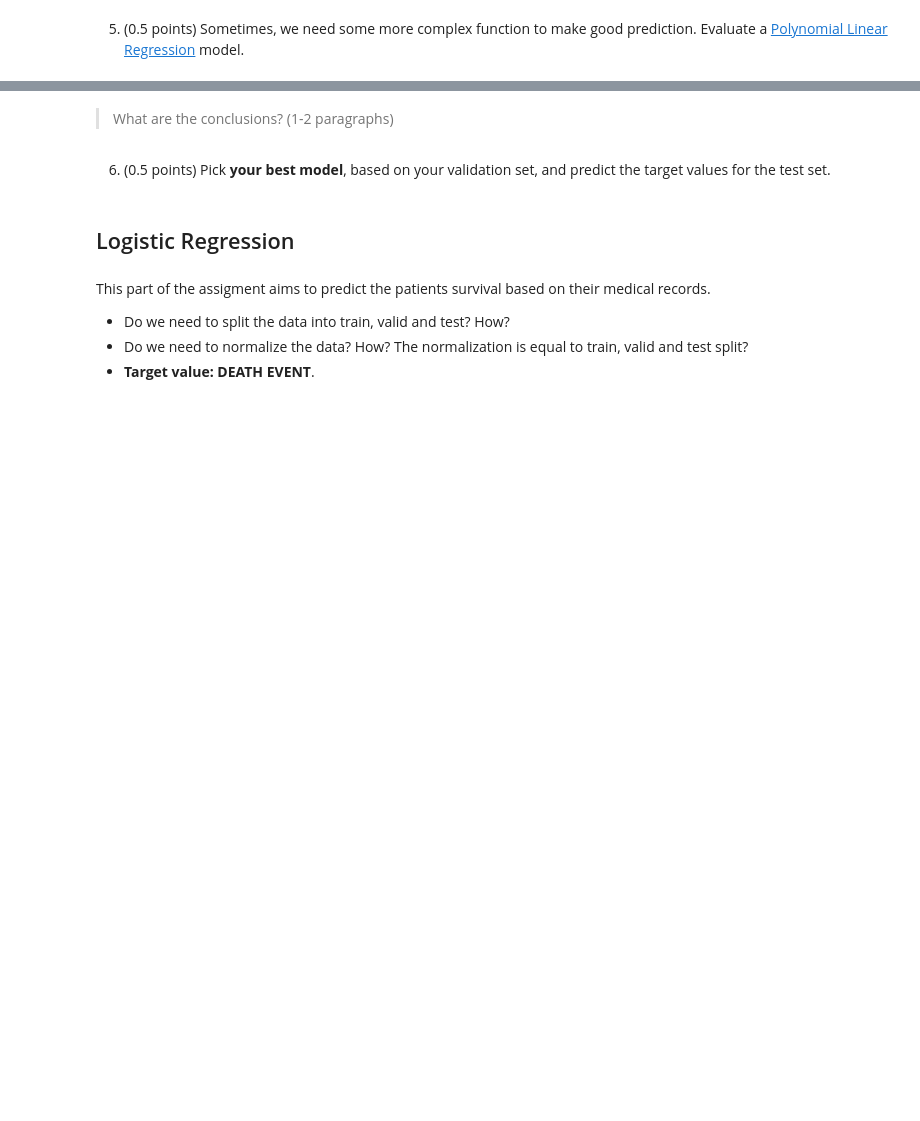
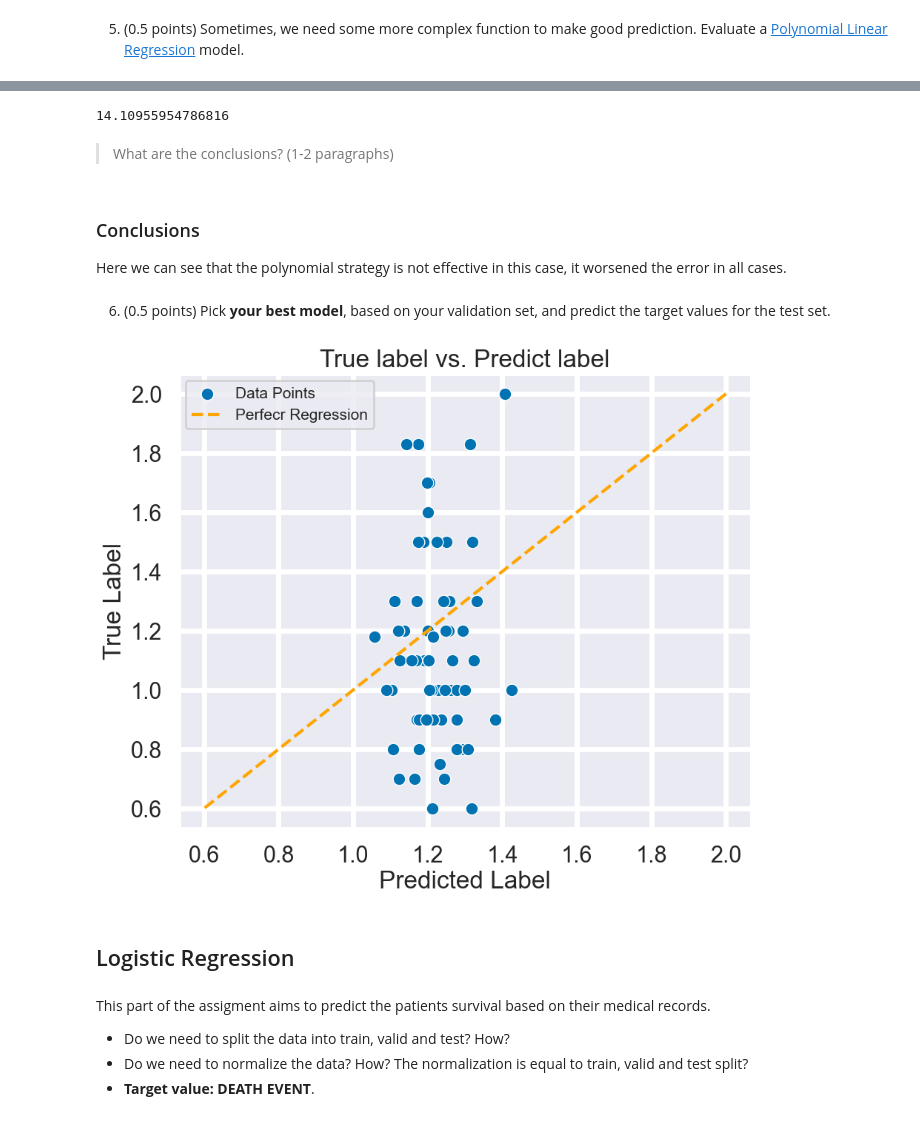
Before and after one commit to GabrielBG0/MLPR-Unicamp, a Jupyter notebook: T2/T2_Classical_Techniques.ipynb, the cells around one changed output, grey strips where cells are left out. Cells and saved outputs as stored; diff of their text form; code cells hidden in the pictures; blank space fills up the shorter version.

```diff
--- a/T2/T2_Classical_Techniques.ipynb
+++ b/T2/T2_Classical_Techniques.ipynb
@@ -522,0 +600,13 @@ from sklearn.linear_model import SGDRegressor
+# %%
+# TODO: Different learning rates. You can use scikit-learn libraries.
+from sklearn.model_selection import GridSearchCV
+
+liR = SGDRegressor()
+
+parameters = {'learning_rate': ['constant'], 'eta0': [0.1, 0.01, 0.001, 0.0001]}
+
+gs = GridSearchCV(liR, parameters, scoring='neg_mean_squared_error')
+
+gs.fit(Xtr_normalized, Y_train)
+
+pd.DataFrame(gs.cv_results_).sort_values(by=['rank_test_score'])
@@ -522,0 +619,5 @@ from sklearn.linear_model import SGDRegressor
+# %%
+Y_pred_best = gs.predict(Xte_normalized)
+
+mse = MSE(Y_test, Y_pred_best)
+mse
@@ -529,4 +679,27 @@ from sklearn.linear_model import SGDRegressor
+# %%
+poly4 = PolynomialFeatures(4)
+X_poly4 = poly4.fit_transform(X)
+
+poly_X_train4, poly_X_test4, Y_train, Y_test = train_test_split(
+    X_poly4, y, test_size=0.25, random_state=1234)
+
+poly_Xtr_normalized4 = preprocessing.normalize(poly_X_train4, norm='max', axis=0)
+poly_Xte_normalized4 = preprocessing.normalize(poly_X_test4, norm='max', axis=0)
+
+
+liR = LinearRegression()
+liR.fit(poly_Xtr_normalized4, Y_train)
+Y_pred = liR.predict(poly_Xte_normalized4)
+
+mse = MSE(Y_test, Y_pred)
+mse
+# %% [output]
+14.10955954786816
 # %% [markdown]
 > What are the conclusions? (1-2 paragraphs)
+# %% [markdown]
+### Conclusions
+
+Here we can see that the polynomial strategy is not effective in this case, it worsened the error in all cases.
 # %% [markdown]
 6. (0.5 points) Pick **your best model**, based on your validation set, and predict the target values for the test set.
@@ -535,3 +706,17 @@ from sklearn.linear_model import SGDRegressor
+# %%
+# TODO: Plot the true label and the predict label
+plt.figure(figsize=(10, 8))
+ax = sns.scatterplot(data=pd.DataFrame({'pred': Y_pred_best, 'test': Y_test_best}), x='pred', y='test')
+ax.set_title('True label vs. Predict label')
+ax.set_xlabel('Predicted Label')
+ax.set_ylabel('True Label')
+p1 = max(max(Y_pred_best), max(Y_test_best))
+p2 = min(min(Y_pred_best), min(Y_test_best))
+plt.plot([p1, p2], [p1, p2], 'orange', linestyle='dashed')
+plt.legend(('Data Points', 'Perfecr Regression'), fontsize=15)
+plt.show()
+# %% [output]
+[figure, added]
 # %% [markdown]
 ## Logistic Regression
 # %% [markdown]
```
Also changed, not shown: parts of 61 cells of this notebook.
